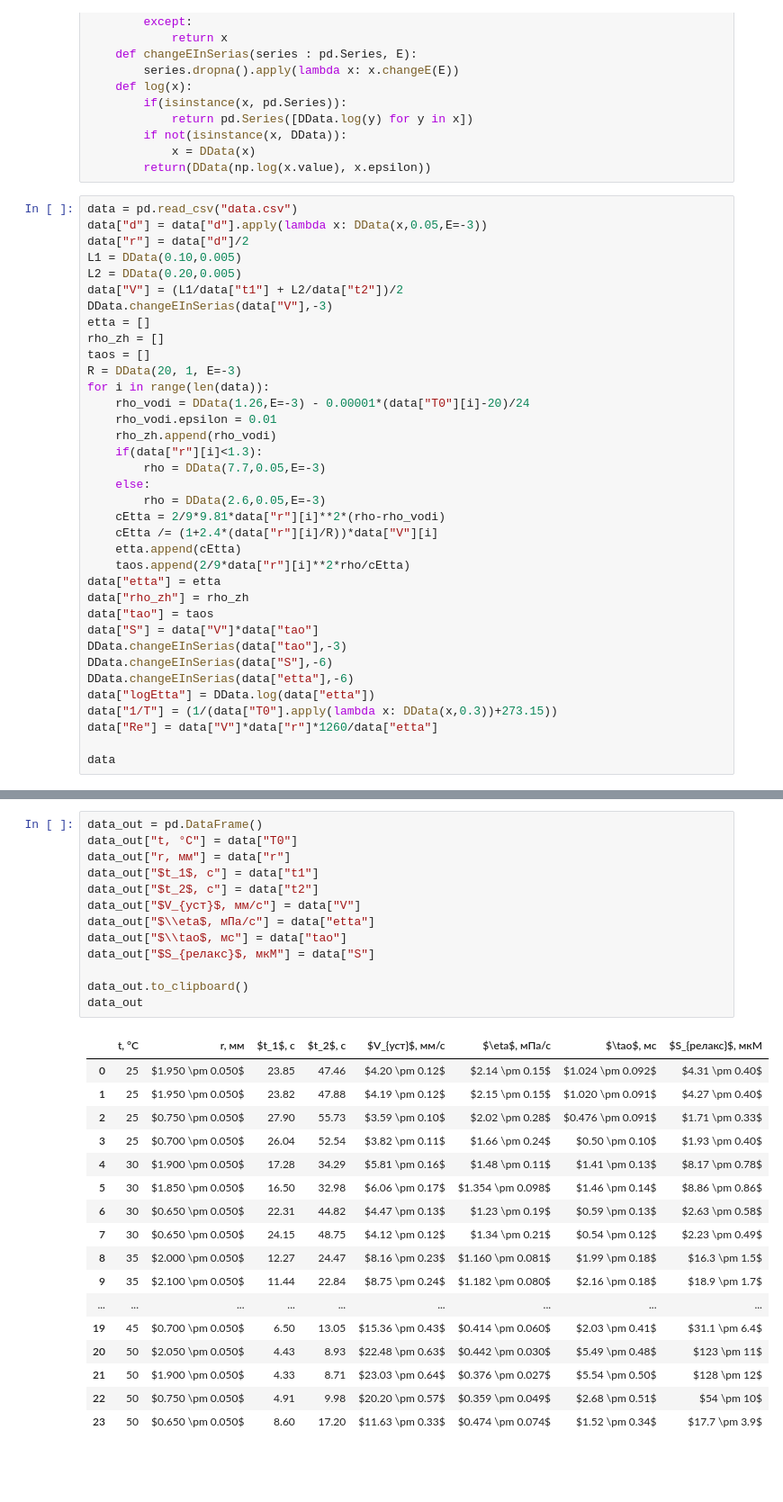
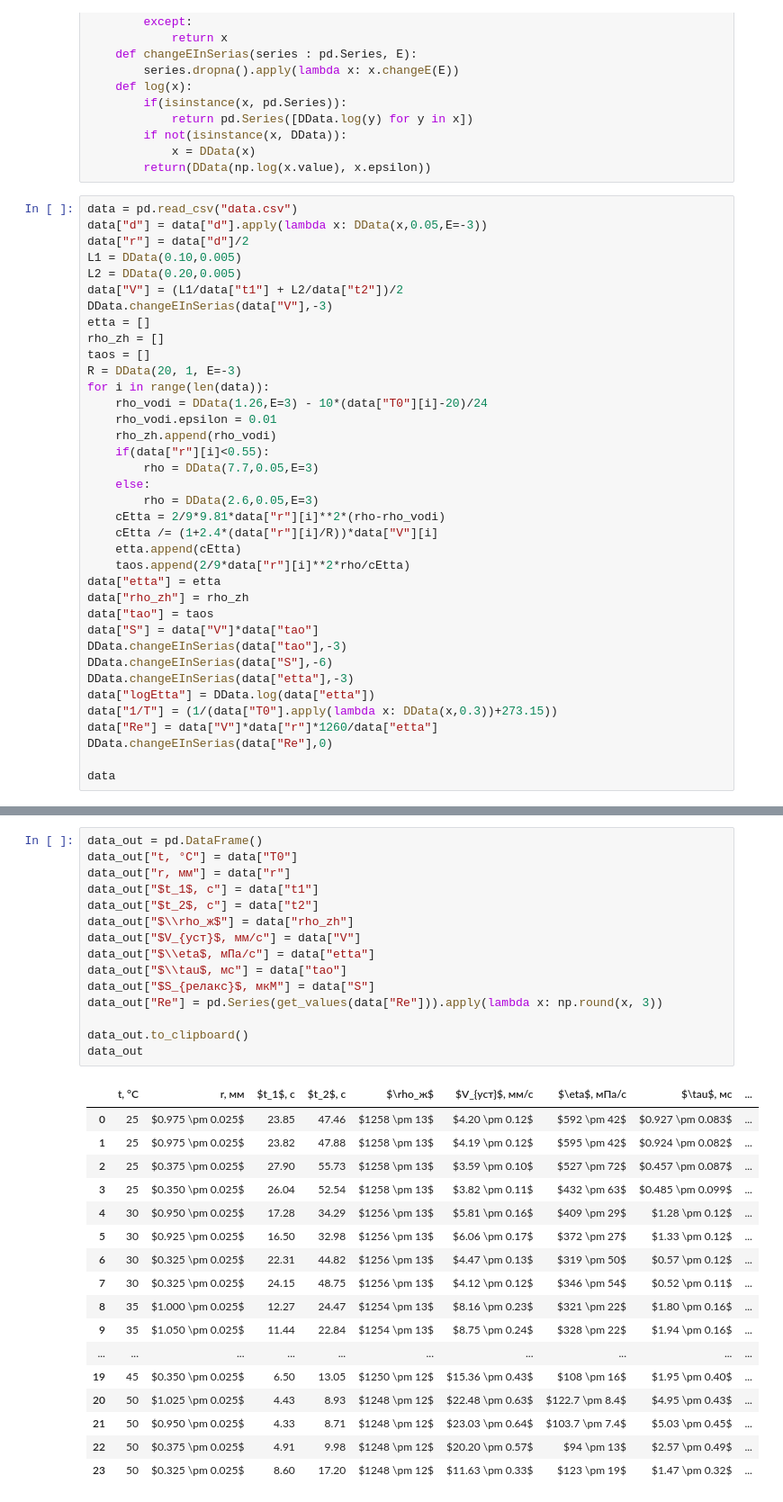
Before and after one commit to RedBrean/term2, a Jupyter notebook: labs/226/226.ipynb, the cells around one changed output, grey strips where cells are left out. Shown at 90% size. Saved outputs shown, nothing was run; the diff lists cells and outputs as text; blank space fills up the shorter version.

```diff
--- a/labs/226/226.ipynb
+++ b/labs/226/226.ipynb
@@ -309,13 +309,13 @@ rho_zh = []
 taos = []
 R = DData(20, 1, E=-3)
 for i in range(len(data)):
-    rho_vodi = DData(1.26,E=-3) - 0.00001*(data["T0"][i]-20)/24
+    rho_vodi = DData(1.26,E=3) - 10*(data["T0"][i]-20)/24
     rho_vodi.epsilon = 0.01
     rho_zh.append(rho_vodi)
-    if(data["r"][i]<1.3):
-        rho = DData(7.7,0.05,E=-3)
+    if(data["r"][i]<0.55):
+        rho = DData(7.7,0.05,E=3)
     else:
-        rho = DData(2.6,0.05,E=-3)
+        rho = DData(2.6,0.05,E=3)
     cEtta = 2/9*9.81*data["r"][i]**2*(rho-rho_vodi)
     cEtta /= (1+2.4*(data["r"][i]/R))*data["V"][i]
     etta.append(cEtta)
@@ -326,10 +326,11 @@ data["tao"] = taos
 data["S"] = data["V"]*data["tao"]
 DData.changeEInSerias(data["tao"],-3)
 DData.changeEInSerias(data["S"],-6)
-DData.changeEInSerias(data["etta"],-6)
+DData.changeEInSerias(data["etta"],-3)
 data["logEtta"] = DData.log(data["etta"])
 data["1/T"] = (1/(data["T0"].apply(lambda x: DData(x,0.3))+273.15))
 data["Re"] = data["V"]*data["r"]*1260/data["etta"]
+DData.changeEInSerias(data["Re"],0)
 
 data
 # %% [output]
@@ -337,34 +354,36 @@ KeyError: 'd'
 # %%
 data_out = pd.DataFrame()
 data_out["t, °C"] = data["T0"]
 data_out["r, мм"] = data["r"]
 data_out["$t_1$, с"] = data["t1"]
 data_out["$t_2$, с"] = data["t2"]
+data_out["$\\rho_ж$"] = data["rho_zh"]
 data_out["$V_{уст}$, мм/с"] = data["V"]
 data_out["$\\eta$, мПа/с"] = data["etta"]
-data_out["$\\tao$, мс"] = data["tao"]
+data_out["$\\tau$, мс"] = data["tao"]
 data_out["$S_{релакс}$, мкМ"] = data["S"]
+data_out["Re"] = pd.Series(get_values(data["Re"])).apply(lambda x: np.round(x, 3))
 
 data_out.to_clipboard()
 data_out
 # %% [output]
-|  | t, °C | r, мм | $t_1$, с | $t_2$, с | $V_{уст}$, мм/с | $\eta$, мПа/с | $\tao$, мс | $S_{релакс}$, мкМ |
-| 0 | 25 | $1.950 \pm 0.050$ | 23.85 | 47.46 | $4.20 \pm 0.12$ | $2.14 \pm 0.15$ | $1.024 \pm 0.092$ | $4.31 \pm 0.40$ |
-| 1 | 25 | $1.950 \pm 0.050$ | 23.82 | 47.88 | $4.19 \pm 0.12$ | $2.15 \pm 0.15$ | $1.020 \pm 0.091$ | $4.27 \pm 0.40$ |
-| 2 | 25 | $0.750 \pm 0.050$ | 27.90 | 55.73 | $3.59 \pm 0.10$ | $2.02 \pm 0.28$ | $0.476 \pm 0.091$ | $1.71 \pm 0.33$ |
-| 3 | 25 | $0.700 \pm 0.050$ | 26.04 | 52.54 | $3.82 \pm 0.11$ | $1.66 \pm 0.24$ | $0.50 \pm 0.10$ | $1.93 \pm 0.40$ |
-| 4 | 30 | $1.900 \pm 0.050$ | 17.28 | 34.29 | $5.81 \pm 0.16$ | $1.48 \pm 0.11$ | $1.41 \pm 0.13$ | $8.17 \pm 0.78$ |
-| 5 | 30 | $1.850 \pm 0.050$ | 16.50 | 32.98 | $6.06 \pm 0.17$ | $1.354 \pm 0.098$ | $1.46 \pm 0.14$ | $8.86 \pm 0.86$ |
-| 6 | 30 | $0.650 \pm 0.050$ | 22.31 | 44.82 | $4.47 \pm 0.13$ | $1.23 \pm 0.19$ | $0.59 \pm 0.13$ | $2.63 \pm 0.58$ |
-| 7 | 30 | $0.650 \pm 0.050$ | 24.15 | 48.75 | $4.12 \pm 0.12$ | $1.34 \pm 0.21$ | $0.54 \pm 0.12$ | $2.23 \pm 0.49$ |
-| 8 | 35 | $2.000 \pm 0.050$ | 12.27 | 24.47 | $8.16 \pm 0.23$ | $1.160 \pm 0.081$ | $1.99 \pm 0.18$ | $16.3 \pm 1.5$ |
-| 9 | 35 | $2.100 \pm 0.050$ | 11.44 | 22.84 | $8.75 \pm 0.24$ | $1.182 \pm 0.080$ | $2.16 \pm 0.18$ | $18.9 \pm 1.7$ |
-| ... | ... | ... | ... | ... | ... | ... | ... | ... |
-| 19 | 45 | $0.700 \pm 0.050$ | 6.50 | 13.05 | $15.36 \pm 0.43$ | $0.414 \pm 0.060$ | $2.03 \pm 0.41$ | $31.1 \pm 6.4$ |
-| 20 | 50 | $2.050 \pm 0.050$ | 4.43 | 8.93 | $22.48 \pm 0.63$ | $0.442 \pm 0.030$ | $5.49 \pm 0.48$ | $123 \pm 11$ |
-| 21 | 50 | $1.900 \pm 0.050$ | 4.33 | 8.71 | $23.03 \pm 0.64$ | $0.376 \pm 0.027$ | $5.54 \pm 0.50$ | $128 \pm 12$ |
-| 22 | 50 | $0.750 \pm 0.050$ | 4.91 | 9.98 | $20.20 \pm 0.57$ | $0.359 \pm 0.049$ | $2.68 \pm 0.51$ | $54 \pm 10$ |
-| 23 | 50 | $0.650 \pm 0.050$ | 8.60 | 17.20 | $11.63 \pm 0.33$ | $0.474 \pm 0.074$ | $1.52 \pm 0.34$ | $17.7 \pm 3.9$ |
+|  | t, °C | r, мм | $t_1$, с | $t_2$, с | $\rho_ж$ | $V_{уст}$, мм/с | $\eta$, мПа/с | $\tau$, мс | ... |
+| 0 | 25 | $0.975 \pm 0.025$ | 23.85 | 47.46 | $1258 \pm 13$ | $4.20 \pm 0.12$ | $592 \pm 42$ | $0.927 \pm 0.083$ | ... |
+| 1 | 25 | $0.975 \pm 0.025$ | 23.82 | 47.88 | $1258 \pm 13$ | $4.19 \pm 0.12$ | $595 \pm 42$ | $0.924 \pm 0.082$ | ... |
+| 2 | 25 | $0.375 \pm 0.025$ | 27.90 | 55.73 | $1258 \pm 13$ | $3.59 \pm 0.10$ | $527 \pm 72$ | $0.457 \pm 0.087$ | ... |
+| 3 | 25 | $0.350 \pm 0.025$ | 26.04 | 52.54 | $1258 \pm 13$ | $3.82 \pm 0.11$ | $432 \pm 63$ | $0.485 \pm 0.099$ | ... |
+| 4 | 30 | $0.950 \pm 0.025$ | 17.28 | 34.29 | $1256 \pm 13$ | $5.81 \pm 0.16$ | $409 \pm 29$ | $1.28 \pm 0.12$ | ... |
+| 5 | 30 | $0.925 \pm 0.025$ | 16.50 | 32.98 | $1256 \pm 13$ | $6.06 \pm 0.17$ | $372 \pm 27$ | $1.33 \pm 0.12$ | ... |
+| 6 | 30 | $0.325 \pm 0.025$ | 22.31 | 44.82 | $1256 \pm 13$ | $4.47 \pm 0.13$ | $319 \pm 50$ | $0.57 \pm 0.12$ | ... |
+| 7 | 30 | $0.325 \pm 0.025$ | 24.15 | 48.75 | $1256 \pm 13$ | $4.12 \pm 0.12$ | $346 \pm 54$ | $0.52 \pm 0.11$ | ... |
+| 8 | 35 | $1.000 \pm 0.025$ | 12.27 | 24.47 | $1254 \pm 13$ | $8.16 \pm 0.23$ | $321 \pm 22$ | $1.80 \pm 0.16$ | ... |
+| 9 | 35 | $1.050 \pm 0.025$ | 11.44 | 22.84 | $1254 \pm 13$ | $8.75 \pm 0.24$ | $328 \pm 22$ | $1.94 \pm 0.16$ | ... |
+| ... | ... | ... | ... | ... | ... | ... | ... | ... | ... |
+| 19 | 45 | $0.350 \pm 0.025$ | 6.50 | 13.05 | $1250 \pm 12$ | $15.36 \pm 0.43$ | $108 \pm 16$ | $1.95 \pm 0.40$ | ... |
+| 20 | 50 | $1.025 \pm 0.025$ | 4.43 | 8.93 | $1248 \pm 12$ | $22.48 \pm 0.63$ | $122.7 \pm 8.4$ | $4.95 \pm 0.43$ | ... |
+| 21 | 50 | $0.950 \pm 0.025$ | 4.33 | 8.71 | $1248 \pm 12$ | $23.03 \pm 0.64$ | $103.7 \pm 7.4$ | $5.03 \pm 0.45$ | ... |
+| 22 | 50 | $0.375 \pm 0.025$ | 4.91 | 9.98 | $1248 \pm 12$ | $20.20 \pm 0.57$ | $94 \pm 13$ | $2.57 \pm 0.49$ | ... |
+| 23 | 50 | $0.325 \pm 0.025$ | 8.60 | 17.20 | $1248 \pm 12$ | $11.63 \pm 0.33$ | $123 \pm 19$ | $1.47 \pm 0.32$ | ... |
 # %%
 plt.xlabel("1/T")
 plt.ylabel("ln($\eta$)")
```
Also changed, not shown: parts of 2 cells of this notebook, 8 other files.
